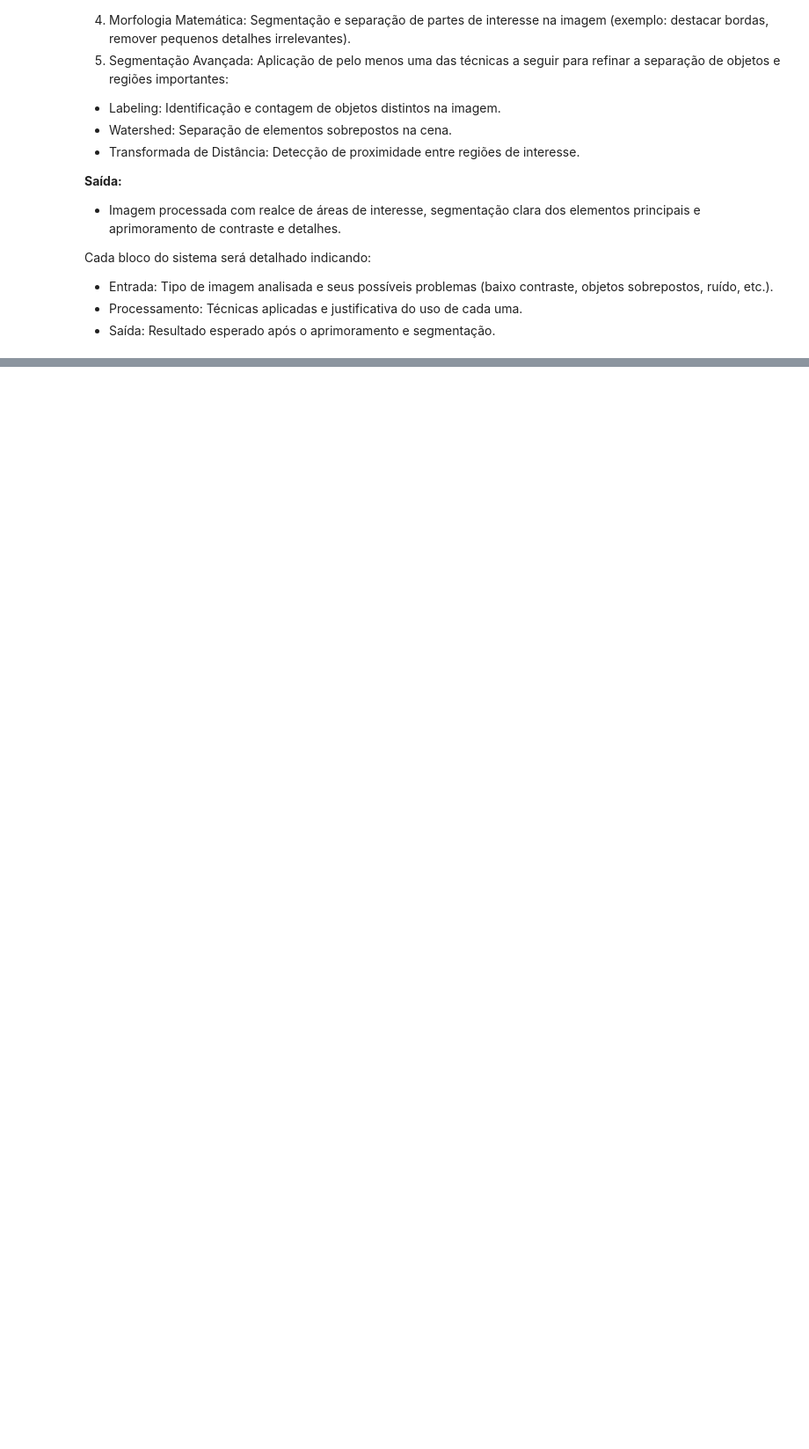
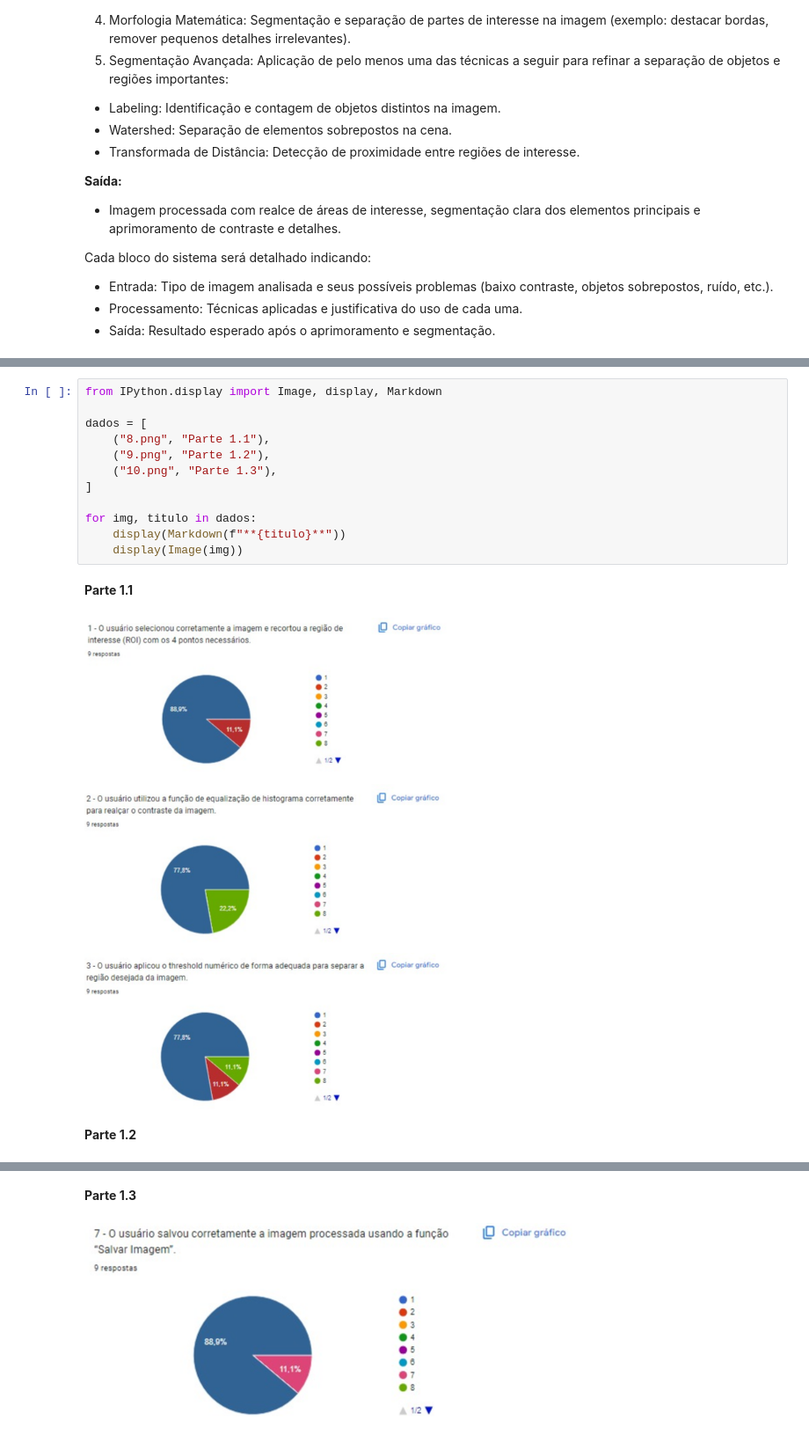
Before and after one commit to LeonOliveir4/ProjetoFinal_PDI, a Jupyter notebook: DEMO/Relatório_Final.ipynb, the cells around one changed output, grey strips where cells are left out. Shown at 88% size. Drawn from its saved outputs; the diff is of its cells as text; blank space fills up the shorter version.

```diff
--- a/DEMO/Relatório_Final.ipynb
+++ b/DEMO/Relatório_Final.ipynb
@@ -123,0 +184,16 @@ Para suprir as demandas levantadas pela decisão do projeto durante a montagem d
+# %%
+from IPython.display import Image, display, Markdown
+
+dados = [
+    ("8.png", "Parte 1.1"),
+    ("9.png", "Parte 1.2"),
+    ("10.png", "Parte 1.3"),
+]
+
+for img, titulo in dados:
+    display(Markdown(f"**{titulo}**"))
+    display(Image(img))
+# %% [output]
+**Parte 1.1**
+[figure, added]
+**Parte 1.2**
@@ -123,0 +201,2 @@ Para suprir as demandas levantadas pela decisão do projeto durante a montagem d
+**Parte 1.3**
+[figure, added]
```
Also changed, not shown: parts of 14 cells of this notebook, 16 other files.
